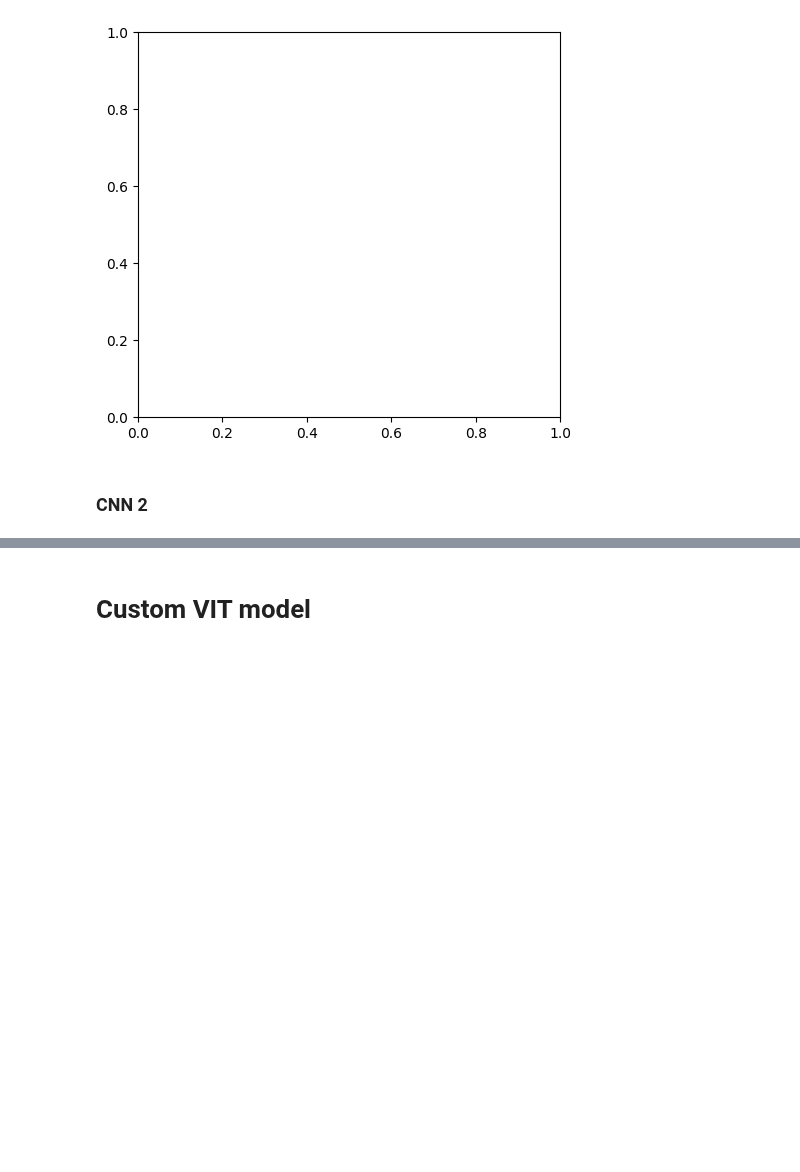
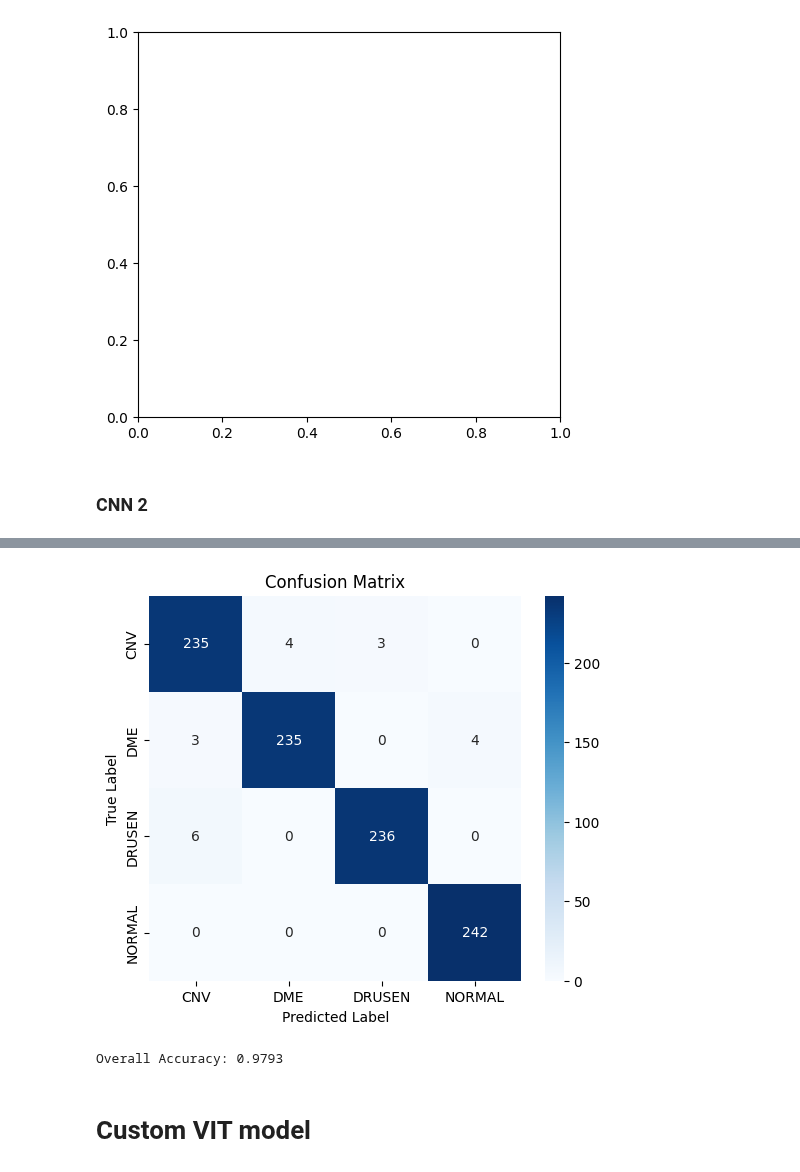
Before and after one commit to DinurakshanRavichandran/Visio-Glance, a Jupyter notebook: CourseworkModel2.ipynb, the cells around one changed output, grey strips where cells are left out. Drawn from its saved outputs; the diff is of its cells as text; code cells hidden in the pictures; blank space fills up the shorter version.

Commit message:
Test for the new CNN was included

```diff
--- a/CourseworkModel2.ipynb
+++ b/CourseworkModel2.ipynb
@@ -1918,0 +1871,50 @@ WARNING:matplotlib.image:Clipping input data to the valid range for imshow with
+# %%
+import tensorflow as tf
+import numpy as np
+import matplotlib.pyplot as plt
+import seaborn as sns
+from tensorflow.keras.models import load_model
+from sklearn.metrics import confusion_matrix, classification_report, accuracy_score
+
+# Load the trained model
+model_path = "/content/drive/MyDrive/DSGP Files/CNN Models/cnn1_model.h5"  # Ensure correct path
+cnn1 = load_model(model_path)
+
+# Get true labels and predictions for the entire test set
+y_true = []
+y_pred = []
+
+# Ensure all test images are used
+test_generator.reset()
+
+for images, labels in test_generator:
+    preds = cnn1.predict(images)  # Get model predictions
+    y_true.extend(np.argmax(labels, axis=1))  # Convert one-hot to class index
+    y_pred.extend(np.argmax(preds, axis=1))  # Convert softmax to class index
+
+    # Stop once all test data is used
+    if len(y_true) >= test_generator.samples:
+        break
+
+# Convert lists to NumPy arrays
+y_true = np.array(y_true[:test_generator.samples])  # Ensure correct length
+y_pred = np.array(y_pred[:test_generator.samples])
+
+# Calculate accuracy, precision, recall, and F1-score
+print("Classification Report:\n", classification_report(y_true, y_pred, digits=4))
+
+# Compute confusion matrix
+conf_matrix = confusion_matrix(y_true, y_pred)
+
+# Plot confusion matrix
+plt.figure(figsize=(6, 5))
+sns.heatmap(conf_matrix, annot=True, fmt="d", cmap="Blues", xticklabels=test_generator.class_indices.keys(), yticklabels=test_generator.class_indices.keys())
+plt.xlabel("Predicted Label")
+plt.ylabel("True Label")
+plt.title("Confusion Matrix")
+plt.show()
+
+# Print overall accuracy
+accuracy = accuracy_score(y_true, y_pred)
+print(f"Overall Accuracy: {accuracy:.4f}")
+# %% [output]
@@ -1919,2 +1939,4 @@ WARNING:matplotlib.image:Clipping input data to the valid range for imshow with
+[figure, added]
+Overall Accuracy: 0.9793
 # %% [markdown]
 # Custom VIT model
```
Also changed, not shown: parts of 3 cells of this notebook.
